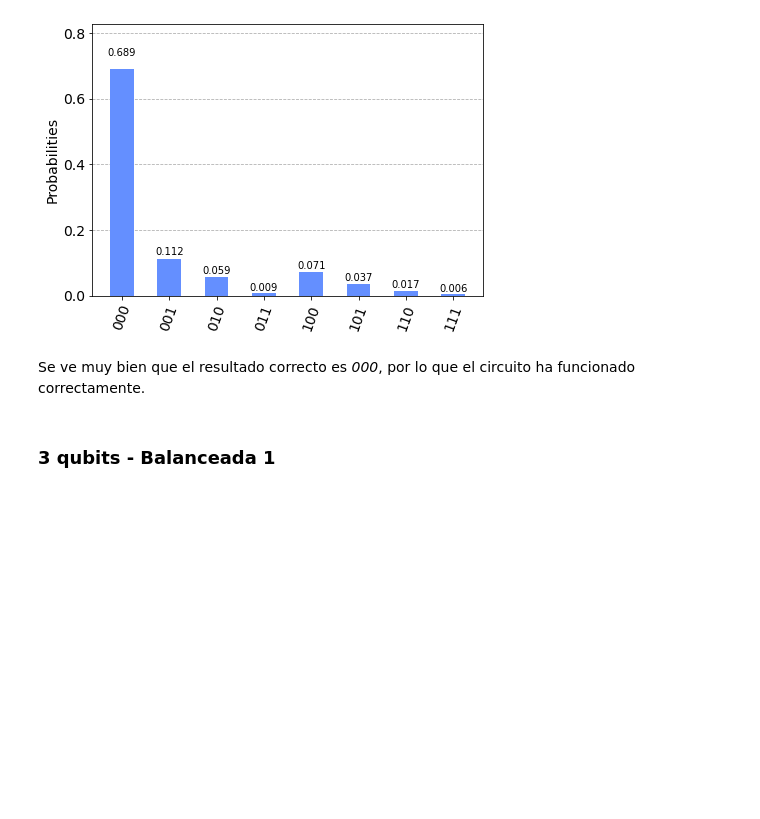
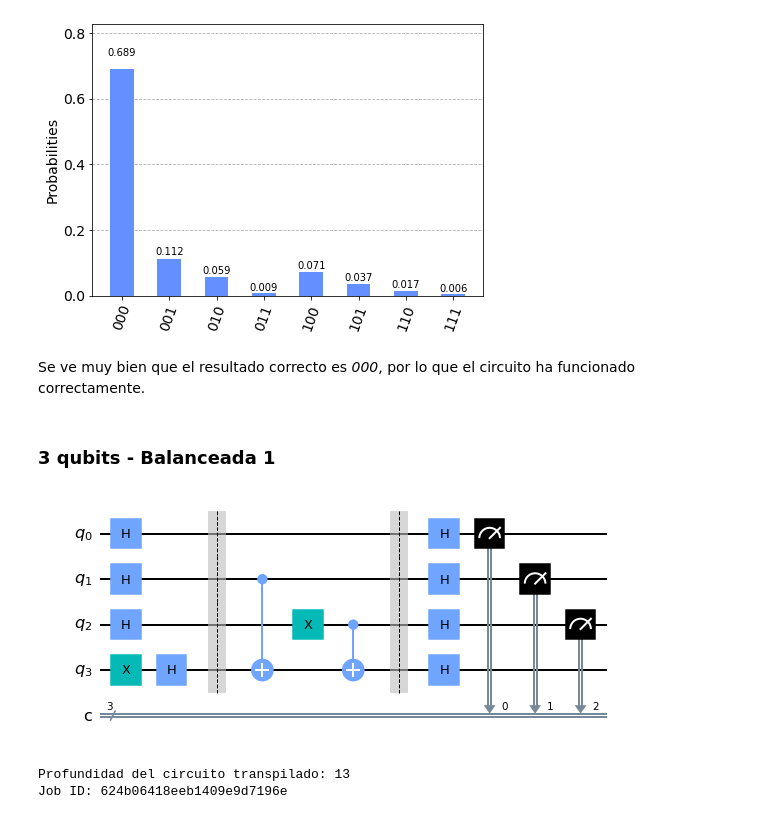
Before and after one commit to gulis1/APCC, a Jupyter notebook: Practica4/Ejercicio4 - Qiskit.ipynb, the cells around one changed output. Cells and saved outputs as stored; diff of their text form; code cells hidden in the pictures; blank space fills up the shorter version.

```diff
--- a/Practica4/Ejercicio4 - Qiskit.ipynb
+++ b/Practica4/Ejercicio4 - Qiskit.ipynb
@@ -221,26 +221,38 @@ Se ve muy bien que el resultado correcto es *000*, por lo que el circuito ha fun
 # %%
 from qiskit import QuantumCircuit
 
 c3b1 = QuantumCircuit(4, 3)
-c3b.x(3)
+c3b1.x(3)
 
-hadamards(c3b)
+hadamards(c3b1)
 
-c3b.barrier()
+c3b1.barrier()
 
 # Oráculo
-c3b.cnot(1, 3)
-c3b.x(1)
-c3b.cnot(1, 3)
+c3b1.cnot(1, 3)
 
-c3b.cnot(0, 3)
-c3b.x(0)
-c3b.cnot(0, 3)
+c3b1.x(2)
+c3b1.cnot(2, 3)
 
-c3b.barrier()
+c3b1.barrier()
 
-hadamards(c3b)
+hadamards(c3b1)
 
-c3b.measure([0, 1, 2], [0, 1, 2])
+c3b1.measure([0, 1, 2], [0, 1, 2])
 
-c3b.draw(output='mpl')
+c3b1.draw(output='mpl')
+# %% [output]
+[figure, added]
+# %%
+from qiskit import transpile
+
+backend = provider.get_backend('ibmq_manila')
+transpiled = transpile(c3b1, backend=backend)
+
+print('Profundidad del circuito transpilado:', transpiled.depth())
+
+job = backend.run(transpiled)
+print('Job ID:', job.job_id())
+# %% [output]
+Profundidad del circuito transpilado: 13
+Job ID: 624b06418eeb1409e9d7196e
```
Also changed, not shown: parts of 5 cells of this notebook, 1 other file.
